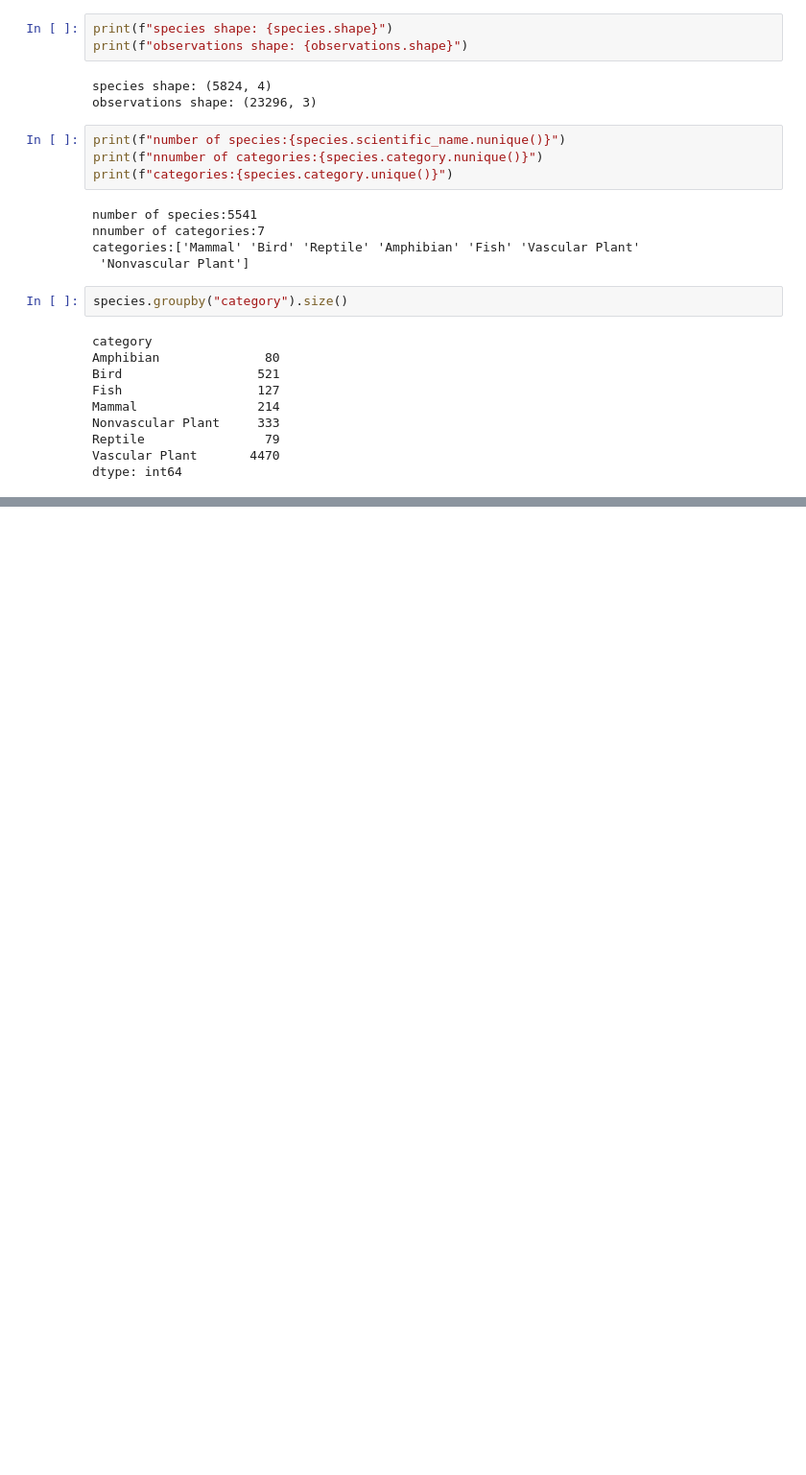
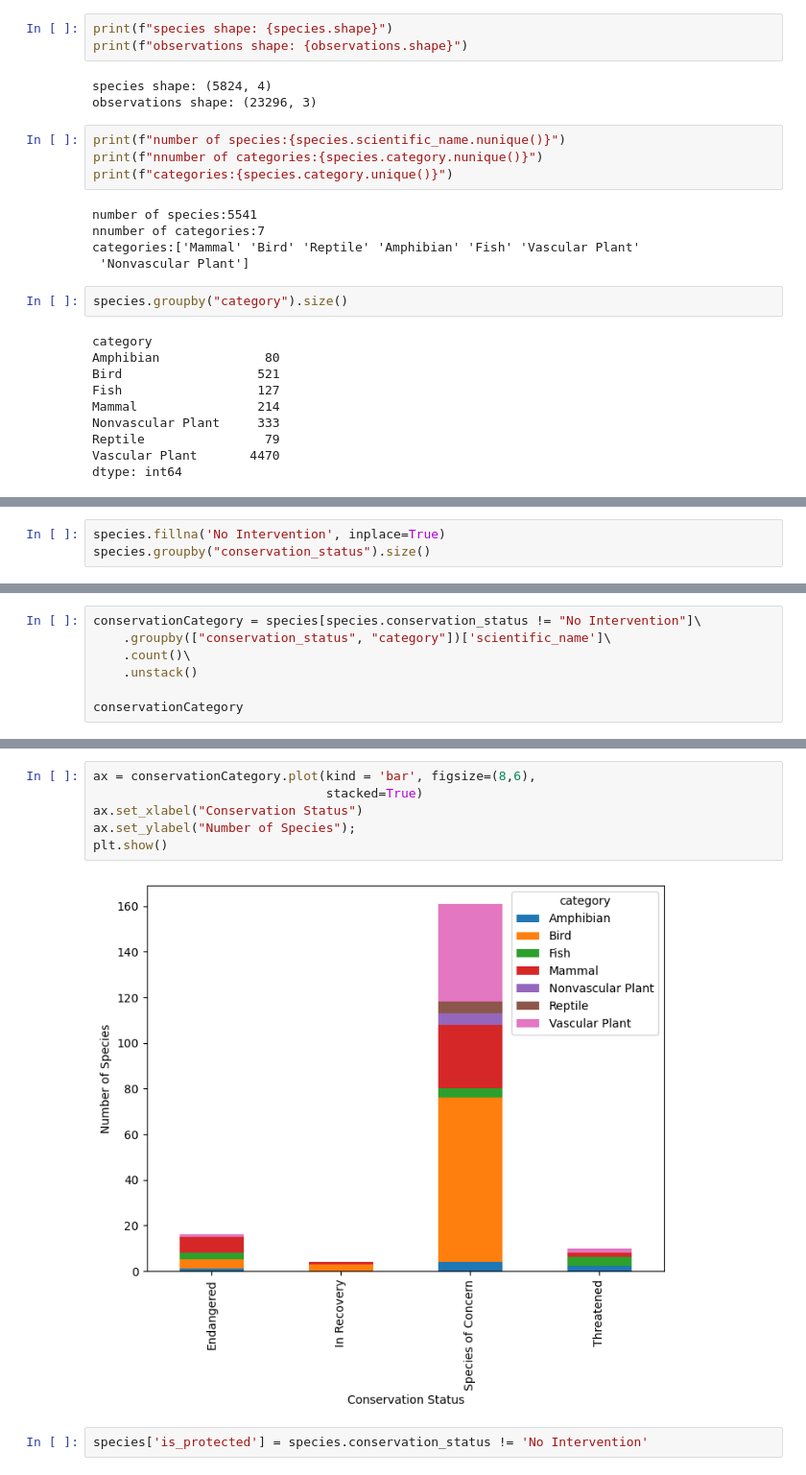
Before and after one commit to SurajMaharja/National-Park-Service, a Jupyter notebook: biodiversity.ipynb, the cells around one changed output, grey strips where cells are left out. Shown: that part at 96% size. Saved outputs shown, nothing was run; the diff lists cells and outputs as text; blank space fills up the shorter version.

```diff
--- a/biodiversity.ipynb
+++ b/biodiversity.ipynb
@@ -55,0 +85,3 @@ dtype: int64
+# %%
+species.fillna('No Intervention', inplace=True)
+species.groupby("conservation_status").size()
@@ -55,0 +96,7 @@ dtype: int64
+# %%
+conservationCategory = species[species.conservation_status != "No Intervention"]\
+    .groupby(["conservation_status", "category"])['scientific_name']\
+    .count()\
+    .unstack()
+
+conservationCategory
@@ -55,0 +110,10 @@ dtype: int64
+# %%
+ax = conservationCategory.plot(kind = 'bar', figsize=(8,6),
+                               stacked=True)
+ax.set_xlabel("Conservation Status")
+ax.set_ylabel("Number of Species");
+plt.show()
+# %% [output]
+[figure, added]
+# %%
+species['is_protected'] = species.conservation_status != 'No Intervention'
```
Also changed, not shown: parts of 20 cells of this notebook.
